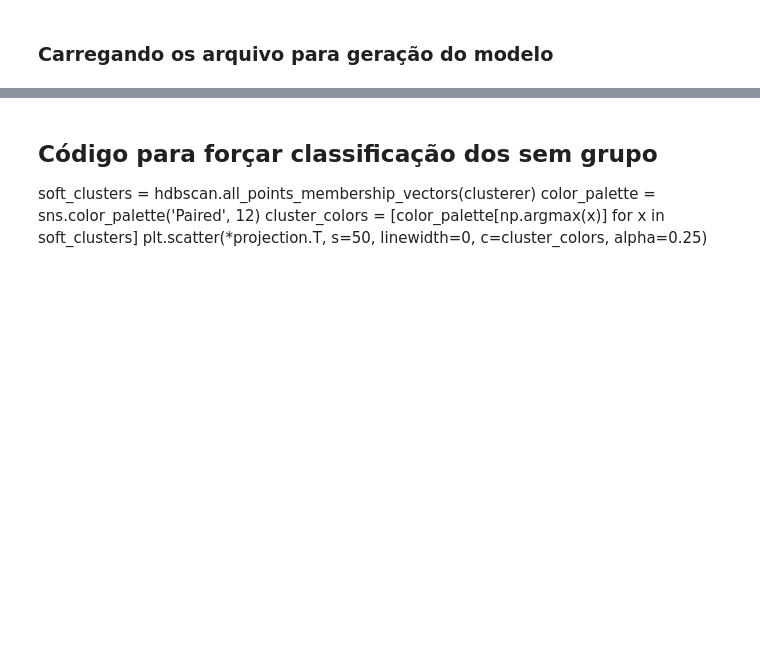
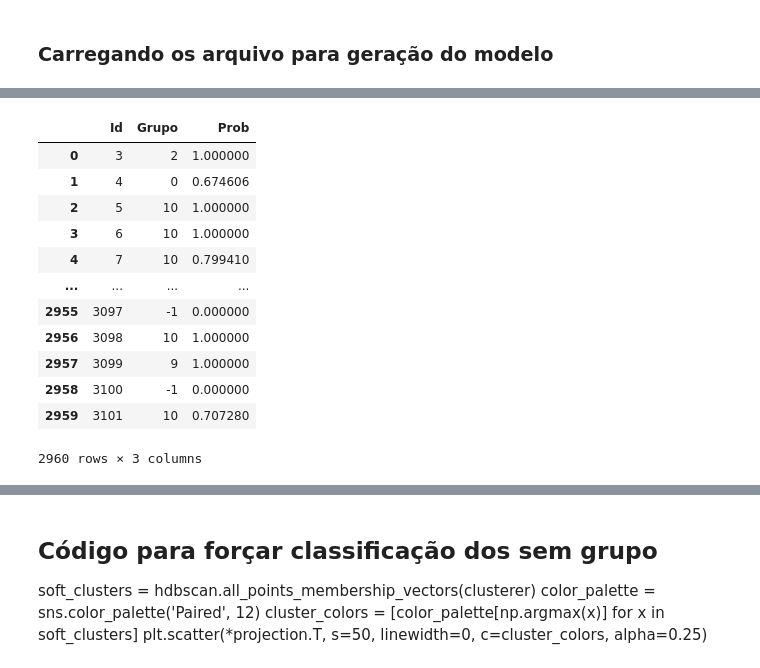
Before and after one commit to DenisAraujo68/hackFestRS, a Jupyter notebook: jupyter/HackFestRS-clustering.ipynb, the cells around one changed output, grey strips where cells are left out. Saved outputs shown, nothing was run; the diff lists cells and outputs as text; code cells hidden in the pictures; blank space fills up the shorter version.

```diff
--- a/jupyter/HackFestRS-clustering.ipynb
+++ b/jupyter/HackFestRS-clustering.ipynb
@@ -70,0 +61,18 @@ with open('hdbscan-projection.pkl', 'wb') as output:
+# %%
+df_clusterized = pd.DataFrame({'Id': df_csv['id'] ,'Grupo': clusterer.labels_, 'Prob': clusterer.probabilities_})
+df_clusterized.to_csv("clusterized.csv")
+df_clusterized
+# %% [output]
+|  | Id | Grupo | Prob |
+| 0 | 3 | 2 | 1.000000 |
+| 1 | 4 | 0 | 0.674606 |
+| 2 | 5 | 10 | 1.000000 |
+| 3 | 6 | 10 | 1.000000 |
+| 4 | 7 | 10 | 0.799410 |
+| ... | ... | ... | ... |
+| 2955 | 3097 | -1 | 0.000000 |
+| 2956 | 3098 | 10 | 1.000000 |
+| 2957 | 3099 | 9 | 1.000000 |
+| 2958 | 3100 | -1 | 0.000000 |
+| 2959 | 3101 | 10 | 0.707280 |
+2960 rows × 3 columns
```
Also changed, not shown: parts of 9 cells of this notebook, 2 other files.
